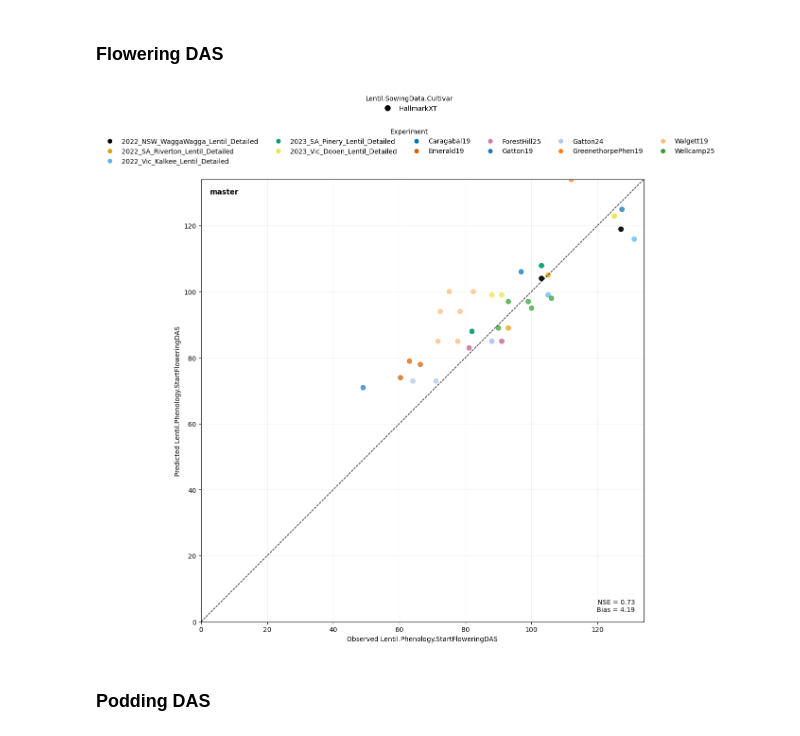
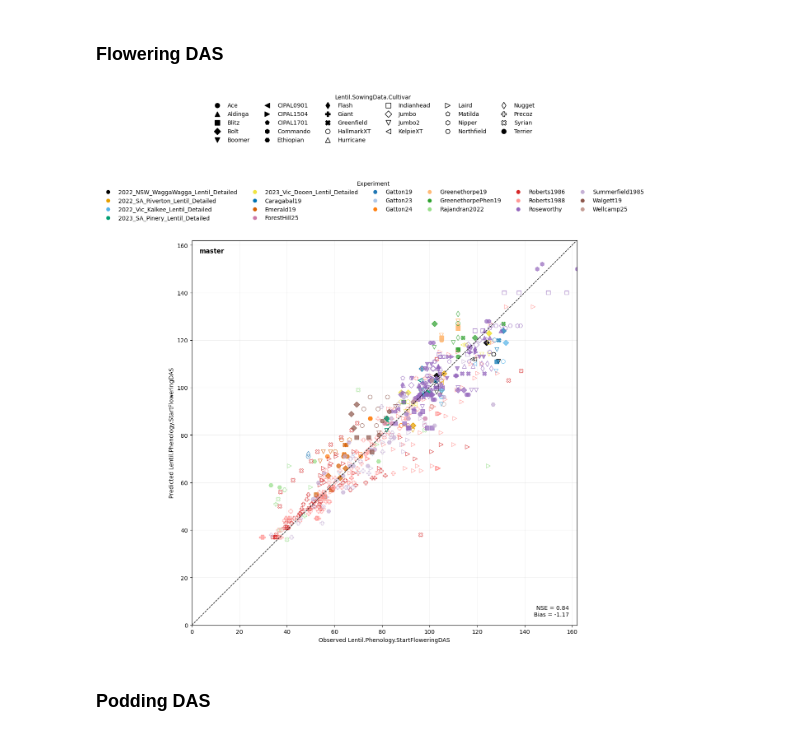
Before and after one commit to HamishBrownPFR/APSIMTools, a Jupyter notebook: Lentil analysis/LentilOutputAgregate.ipynb, the cells around one changed output. Drawn from its saved outputs; the diff is of its cells as text; code cells hidden in the pictures.

```diff
--- a/Lentil analysis/LentilOutputAgregate.ipynb
+++ b/Lentil analysis/LentilOutputAgregate.ipynb
@@ -236,16 +236,16 @@ graph = plot_obs_pred_by_branch(
 # %%
 graph = plot_obs_pred_by_branch(
     tidy = tidy,
     config=CONFIG,
     variable = "Lentil.Phenology.StartFloweringDAS",
     mode='harvest',
-    filters = {"Lentil.SowingData.Cultivar": ["HallmarkXT"]},
+    #filters = {"Lentil.SowingData.Cultivar": ["HallmarkXT"]},
     color_by = "Experiment",
     marker_by = "Lentil.SowingData.Cultivar",
     size_by=None,
 )
 # %% [output]
-[figure, old version]
+[figure, new version]
 # %% [markdown]
 ### Podding DAS
 # %%
```
Also changed, not shown: parts of 18 cells of this notebook, 3 other files.
